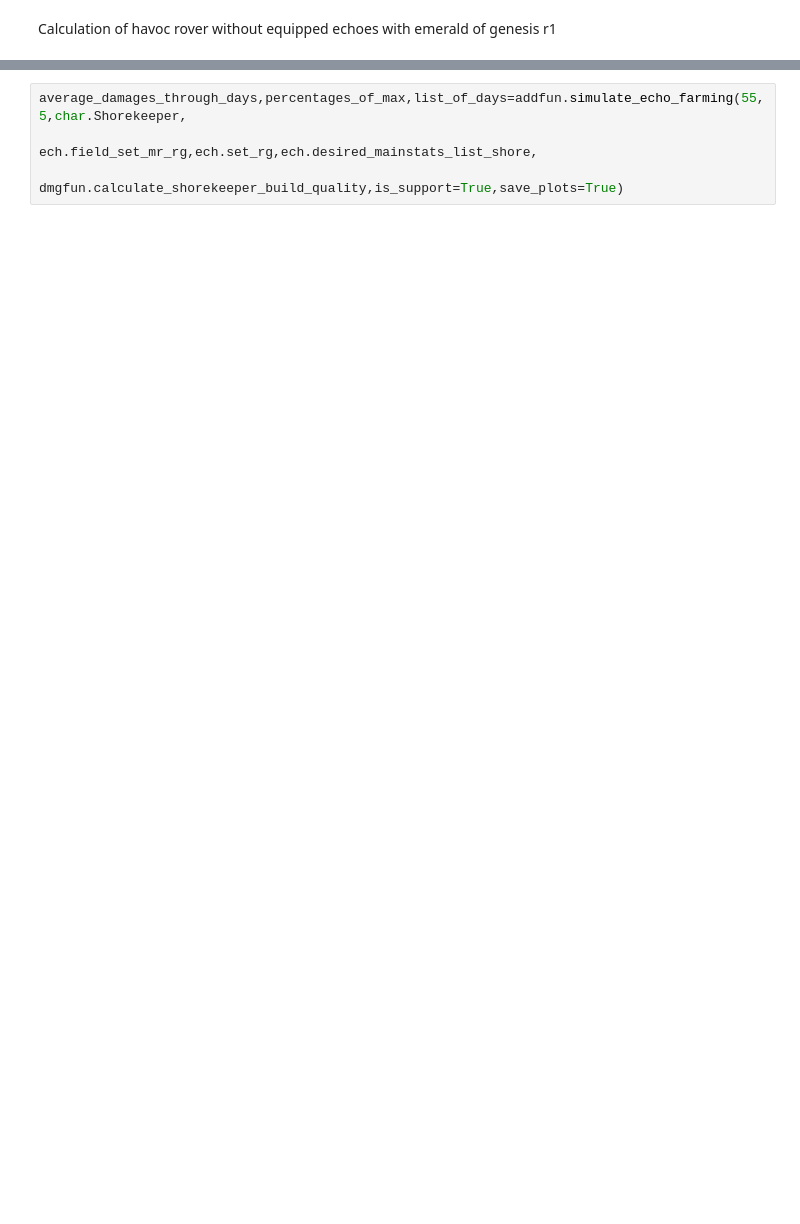
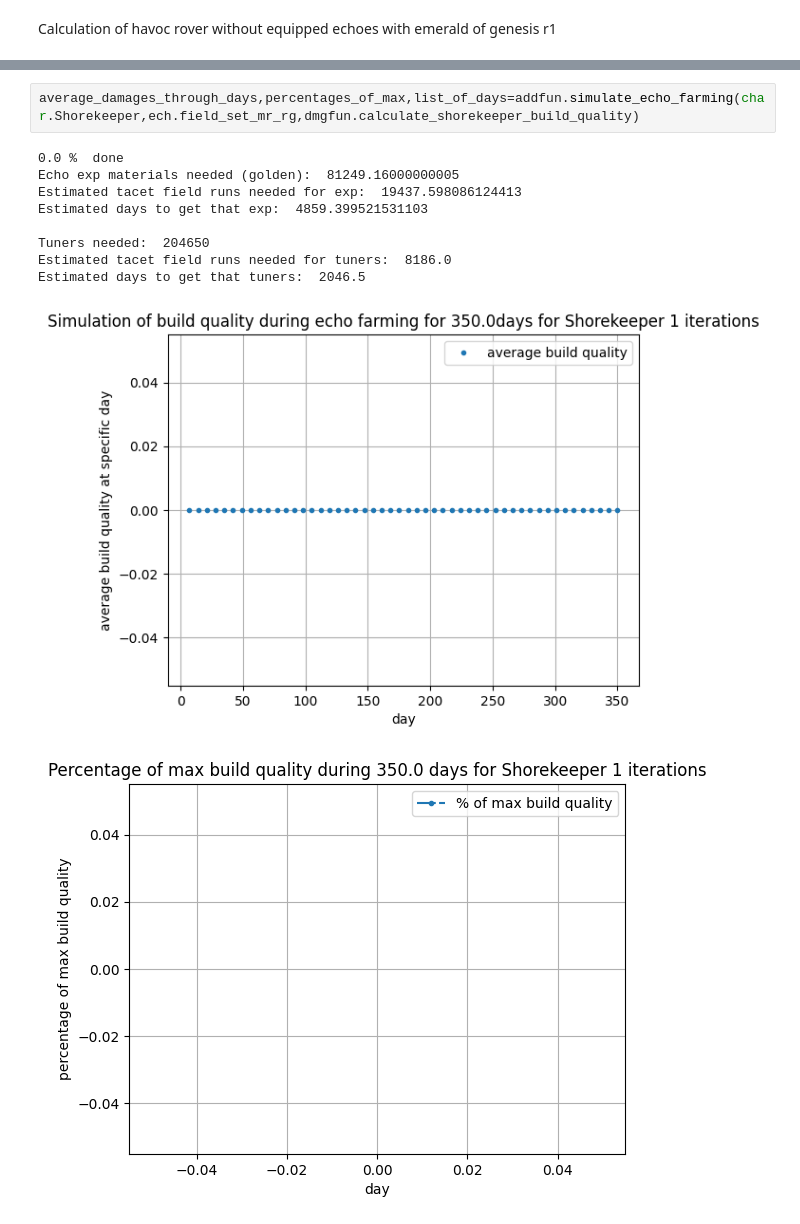
Before and after one commit to Devastator-dev/echoes_public, a Jupyter notebook: calculations_and_graphs.ipynb, the cells around one changed output, grey strips where cells are left out. Saved outputs shown, nothing was run; the diff lists cells and outputs as text; blank space fills up the shorter version.

```diff
--- a/calculations_and_graphs.ipynb
+++ b/calculations_and_graphs.ipynb
@@ -12,6 +13,15 @@ import matplotlib.pyplot as plt
 import cProfile as cp
 import characters as char
 # %%
-average_damages_through_days,percentages_of_max,list_of_days=addfun.simulate_echo_farming(55,5,char.Shorekeeper,
-                                                            ech.field_set_mr_rg,ech.set_rg,ech.desired_mainstats_list_shore,
-                                                            dmgfun.calculate_shorekeeper_build_quality,is_support=True,save_plots=True)
+average_damages_through_days,percentages_of_max,list_of_days=addfun.simulate_echo_farming(char.Shorekeeper,ech.field_set_mr_rg,dmgfun.calculate_shorekeeper_build_quality)
+# %% [output]
+0.0 %  done
+Echo exp materials needed (golden):  81249.16000000005
+Estimated tacet field runs needed for exp:  19437.598086124413
+Estimated days to get that exp:  4859.399521531103
+
+Tuners needed:  204650
+Estimated tacet field runs needed for tuners:  8186.0
+Estimated days to get that tuners:  2046.5
+[figure, added]
+[figure, added]
```
Also changed, not shown: parts of 5 cells of this notebook, 4 other files.
